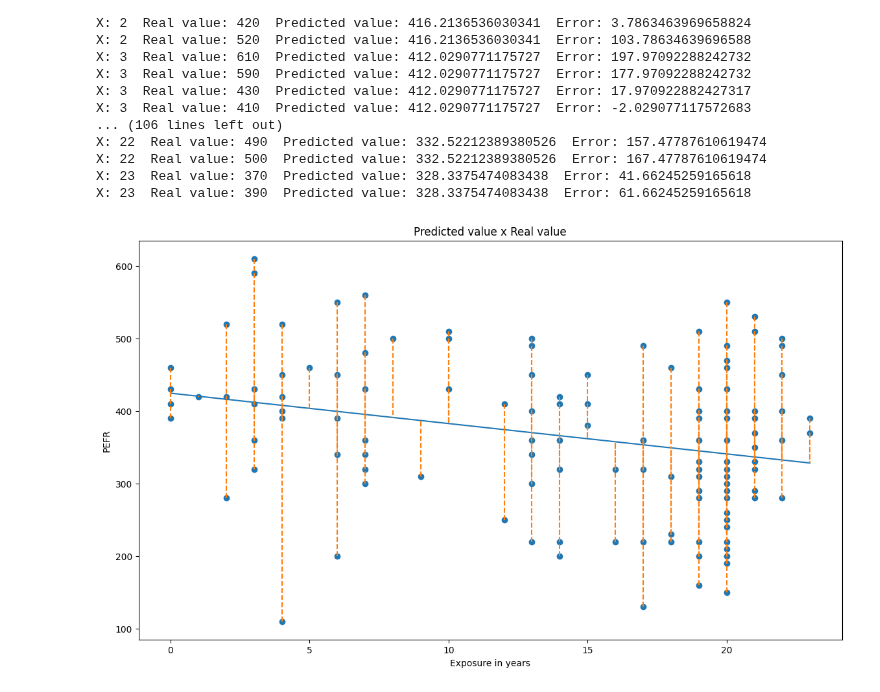
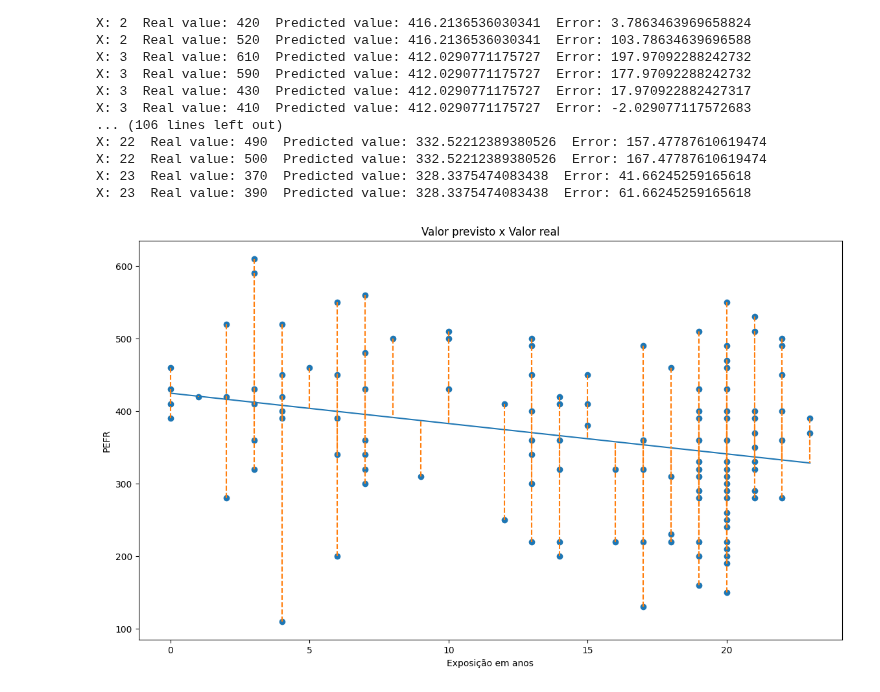
Before and after one commit to gasobral/notas-de-aula, a Jupyter notebook: Data Science/Regressão Linear/notebooks/univariate_regression-pt-br.ipynb, the cells around one changed output. Saved outputs shown, nothing was run; the diff lists cells and outputs as text; code cells hidden in the pictures.

```diff
--- a/Data Science/Regressão Linear/notebooks/univariate_regression-pt-br.ipynb
+++ b/Data Science/Regressão Linear/notebooks/univariate_regression-pt-br.ipynb
@@ -266,22 +297,32 @@ X: 22  Real value: 500  Predicted value: 332.52212389380526  Error: 167.47787610
 X: 23  Real value: 370  Predicted value: 328.3375474083438  Error: 41.66245259165618
 X: 23  Real value: 390  Predicted value: 328.3375474083438  Error: 61.66245259165618
 # %%
+## Esse trecho de código serve para visualizarmos o modelo e os
+## seus erros de forma mais amigável
 fig, ax = plt.subplots(1, 1, figsize=(14, 8))
 
+## primeiro, simplesmente plotamos os pontos do gráfico de
+## dispersão entre tempo de exposição (eixo x) x PEFR (eixo y)
 ax.scatter(x=lung_disease['Exposure'],
            y=lung_disease['PEFR'])
 
+## plota o segmento de reta que representa o modelo
+## desenha cada um dos pontos (tempo de exposição, valor previsto)
 ax.plot(lung_disease.Exposure, predicted_value)
 
+## desejamos plotar, para cada valor previsto, uma reta tracejada em
+## laranja representa a distância entre o valor real e o valor previsto
 for x, y_real, y_predicted in zip(lung_disease.Exposure,
                                   lung_disease.PEFR,
                                   predicted_value):
+    ## desenha um segmento de reta entre os seguintes pontos
+    ## (tempo de exposição, PEFR real) -- (tempo de exposição, PEFR previsto)
     ax.plot((x,x), (y_real, y_predicted), '--', color='C1')
 
-ax.set_title('Predicted value x Real value')
-ax.set_xlabel('Exposure in years')
+ax.set_title('Valor previsto x Valor real')
+ax.set_xlabel('Exposição em anos')
 ax.set_ylabel('PEFR')
 
 plt.show()
 # %% [output]
-[figure, old version]
+[figure, new version]
```
Also changed, not shown: parts of 11 cells of this notebook, 9 other files.
